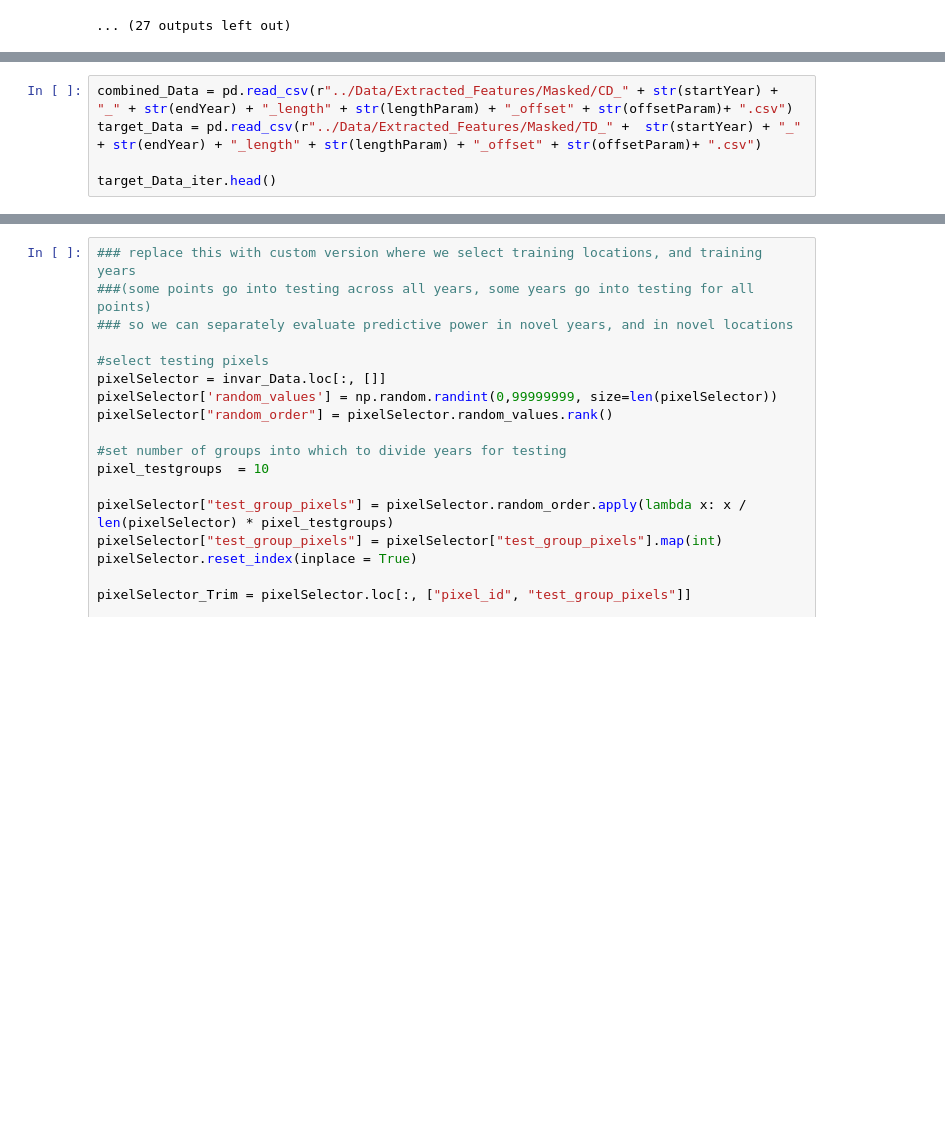
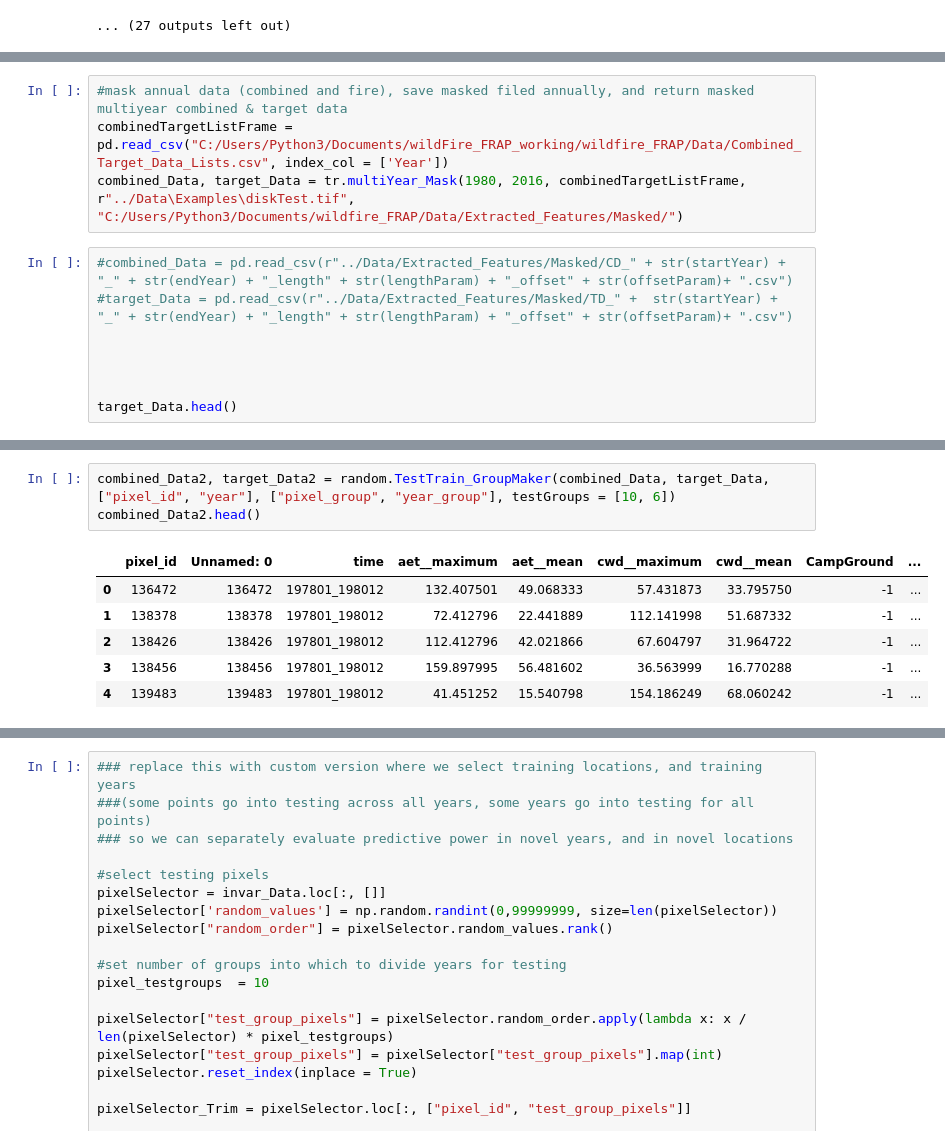
Before and after one commit to isaacWpark/wildfire_FRAP, a Jupyter notebook: Workflow/Window_Workflow_MultiYear_FullData_Modular_Dev.ipynb, the cells around one changed output, grey strips where cells are left out. Drawn from its saved outputs; the diff is of its cells as text; blank space fills up the shorter version.

Commit message:
testTrain_GroupMaker working

```diff
--- a/Workflow/Window_Workflow_MultiYear_FullData_Modular_Dev.ipynb
+++ b/Workflow/Window_Workflow_MultiYear_FullData_Modular_Dev.ipynb
@@ -222,5 +150,12 @@ target_Data_iter
+# %%
+#mask annual data (combined and fire), save masked filed annually, and return masked multiyear combined & target data
+combinedTargetListFrame = pd.read_csv("C:/Users/Python3/Documents/wildFire_FRAP_working/wildfire_FRAP/Data/Combined_Target_Data_Lists.csv", index_col = ['Year'])
+combined_Data, target_Data = tr.multiYear_Mask(1980, 2016, combinedTargetListFrame, r"../Data\Examples\diskTest.tif", "C:/Users/Python3/Documents/wildfire_FRAP/Data/Extracted_Features/Masked/")
 # %%
-combined_Data = pd.read_csv(r"../Data/Extracted_Features/Masked/CD_" + str(startYear) + "_" + str(endYear) + "_length" + str(lengthParam) + "_offset" + str(offsetParam)+ ".csv")
-target_Data = pd.read_csv(r"../Data/Extracted_Features/Masked/TD_" +  str(startYear) + "_" + str(endYear) + "_length" + str(lengthParam) + "_offset" + str(offsetParam)+ ".csv")
+#combined_Data = pd.read_csv(r"../Data/Extracted_Features/Masked/CD_" + str(startYear) + "_" + str(endYear) + "_length" + str(lengthParam) + "_offset" + str(offsetParam)+ ".csv")
+#target_Data = pd.read_csv(r"../Data/Extracted_Features/Masked/TD_" +  str(startYear) + "_" + str(endYear) + "_length" + str(lengthParam) + "_offset" + str(offsetParam)+ ".csv")
 
-target_Data_iter.head()
+
+
+
+target_Data.head()
@@ -252,2 +223,12 @@ def TestTrain_Groupmaker(combined_Data, target_Data, varToGroupBy, groupVar, tes
 
     return combined_Data, target_Data
+# %%
+combined_Data2, target_Data2 = random.TestTrain_GroupMaker(combined_Data, target_Data, ["pixel_id", "year"], ["pixel_group", "year_group"], testGroups = [10, 6])
+combined_Data2.head()
+# %% [output]
+|  | pixel_id | Unnamed: 0 | time | aet__maximum | aet__mean | cwd__maximum | cwd__mean | CampGround | ... |
+| 0 | 136472 | 136472 | 197801_198012 | 132.407501 | 49.068333 | 57.431873 | 33.795750 | -1 | ... |
+| 1 | 138378 | 138378 | 197801_198012 | 72.412796 | 22.441889 | 112.141998 | 51.687332 | -1 | ... |
+| 2 | 138426 | 138426 | 197801_198012 | 112.412796 | 42.021866 | 67.604797 | 31.964722 | -1 | ... |
+| 3 | 138456 | 138456 | 197801_198012 | 159.897995 | 56.481602 | 36.563999 | 16.770288 | -1 | ... |
+| 4 | 139483 | 139483 | 197801_198012 | 41.451252 | 15.540798 | 154.186249 | 68.060242 | -1 | ... |
```
Also changed, not shown: parts of 10 cells of this notebook.
